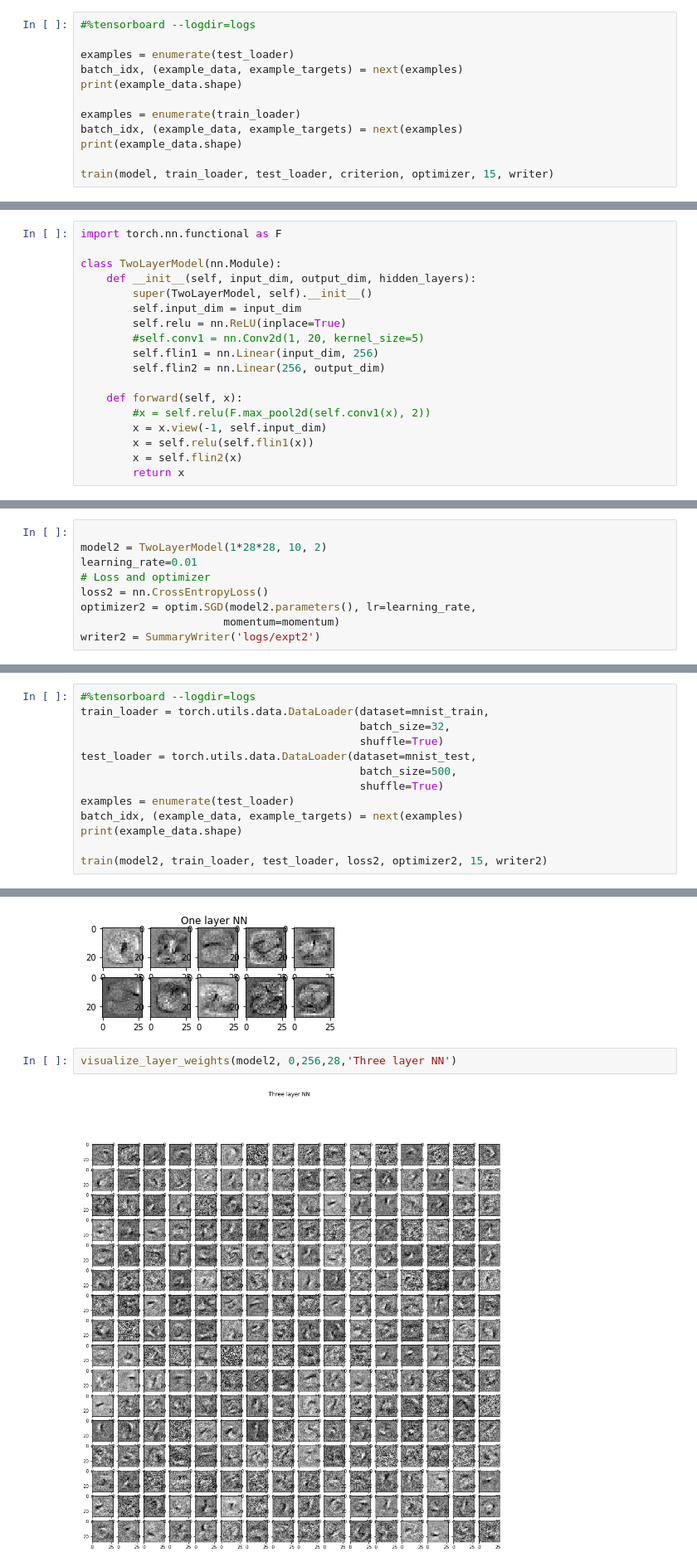
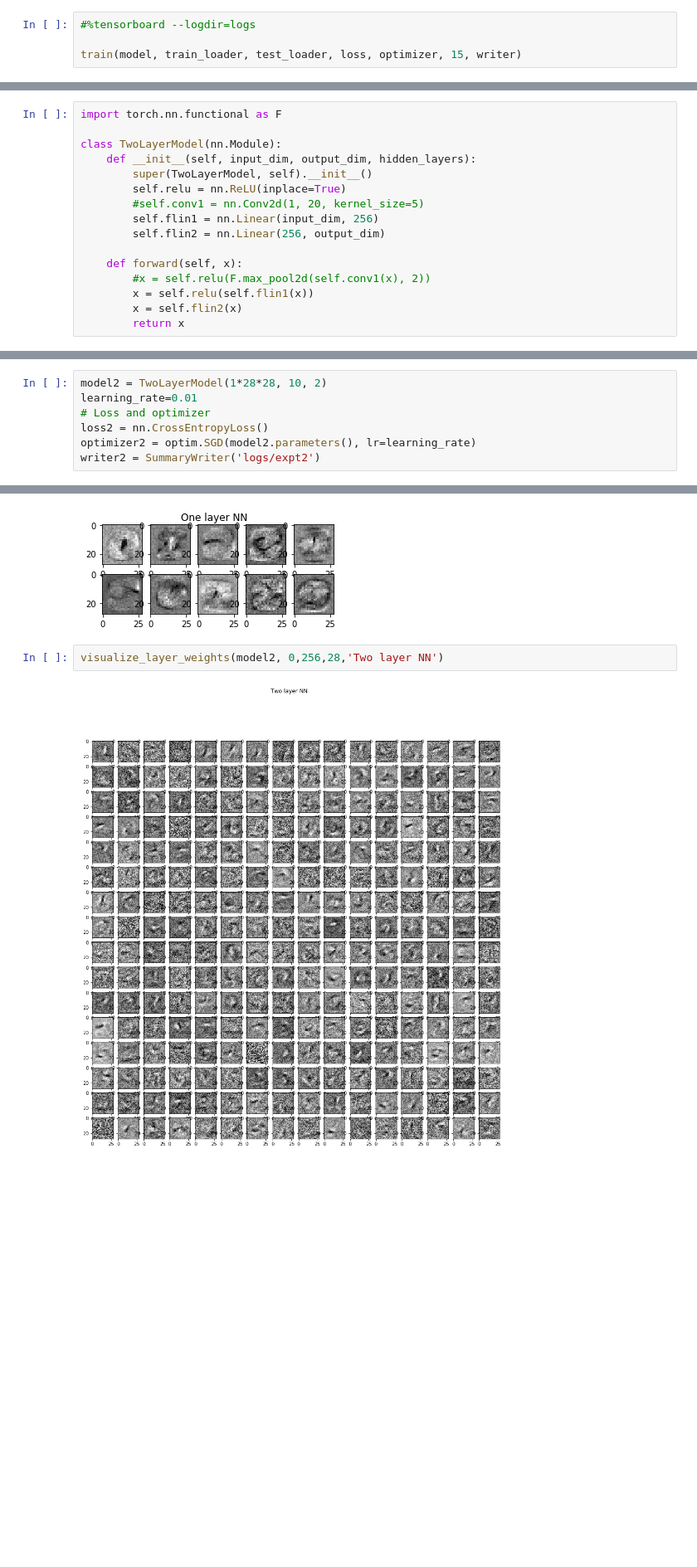
Before and after one commit to yan6pz/AML-Projects, a Jupyter notebook: homework8/HW8.ipynb, the cells around one changed output, grey strips where cells are left out. Shown: that part at 83% size. Drawn from its saved outputs; the diff is of its cells as text; blank space fills up the shorter version.

Commit message:
generate plots

```diff
--- a/homework8/HW8.ipynb
+++ b/homework8/HW8.ipynb
@@ -362,13 +352,5 @@ Note : This function may take a while to complete if you're training for many ep
 # %%
 #%tensorboard --logdir=logs
 
-examples = enumerate(test_loader)
-batch_idx, (example_data, example_targets) = next(examples)
-print(example_data.shape)
-
-examples = enumerate(train_loader)
-batch_idx, (example_data, example_targets) = next(examples)
-print(example_data.shape)
-
-train(model, train_loader, test_loader, criterion, optimizer, 15, writer)
+train(model, train_loader, test_loader, loss, optimizer, 15, writer)
 # %% [output]
@@ -419,7 +401,6 @@ import torch.nn.functional as F
 class TwoLayerModel(nn.Module):
     def __init__(self, input_dim, output_dim, hidden_layers):
         super(TwoLayerModel, self).__init__()
-        self.input_dim = input_dim
         self.relu = nn.ReLU(inplace=True)
         #self.conv1 = nn.Conv2d(1, 20, kernel_size=5)
         self.flin1 = nn.Linear(input_dim, 256)
@@ -427,7 +408,6 @@ class TwoLayerModel(nn.Module):
 
     def forward(self, x):
         #x = self.relu(F.max_pool2d(self.conv1(x), 2))
-        x = x.view(-1, self.input_dim)
         x = self.relu(self.flin1(x))
         x = self.flin2(x)
         return x
@@ -438,26 +418,11 @@ class TwoLayerModel(nn.Module):
 * ** Define a stochastic gradient descent optimizer based for you model's parameters. Start with a learning rate of 0.001, and adjust as necessary. You can start with the vanilla `optim.SGD` optimizer, and change it if you wish.**
 * **Create a `SummaryWriter` object that will be responsible for logging our training progress into a directory called `logs/expt2` (Or whatever you wish your top-level directory to be called, just make sure the subdirectory is different from your previous SummaryWriter).**
 # %%
-
 model2 = TwoLayerModel(1*28*28, 10, 2)
 learning_rate=0.01
 # Loss and optimizer
 loss2 = nn.CrossEntropyLoss()
-optimizer2 = optim.SGD(model2.parameters(), lr=learning_rate,
-                      momentum=momentum)
+optimizer2 = optim.SGD(model2.parameters(), lr=learning_rate)
 writer2 = SummaryWriter('logs/expt2')
 # %% [markdown]
 Call `train` on your two layer neural network.
-# %%
-#%tensorboard --logdir=logs
-train_loader = torch.utils.data.DataLoader(dataset=mnist_train,
-                                           batch_size=32,
-                                           shuffle=True)
-test_loader = torch.utils.data.DataLoader(dataset=mnist_test,
-                                           batch_size=500,
-                                           shuffle=True)
-examples = enumerate(test_loader)
-batch_idx, (example_data, example_targets) = next(examples)
-print(example_data.shape)
-
-train(model2, train_loader, test_loader, loss2, optimizer2, 15, writer2)
@@ -521,6 +490,6 @@ visualize_layer_weights(model, 0,10,28,'One layer NN')
 # %% [output]
 [figure]
 # %%
-visualize_layer_weights(model2, 0,256,28,'Three layer NN')
+visualize_layer_weights(model2, 0,256,28,'Two layer NN')
 # %% [output]
-[figure, old version]
+[figure, new version]
```
Also changed, not shown: parts of 12 cells of this notebook, 11 other files.
